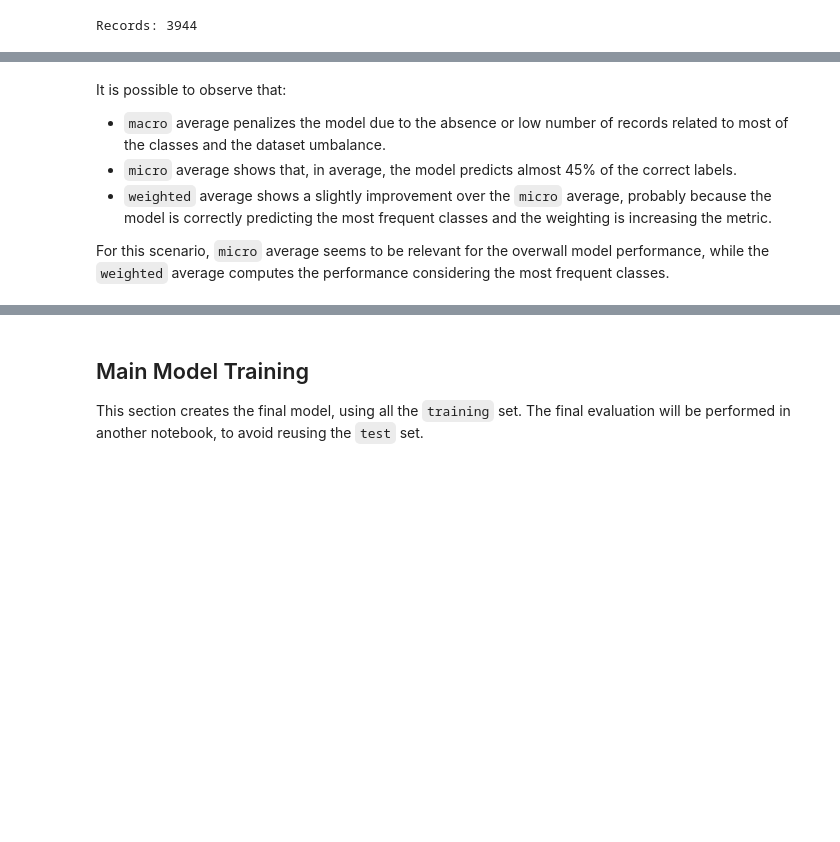
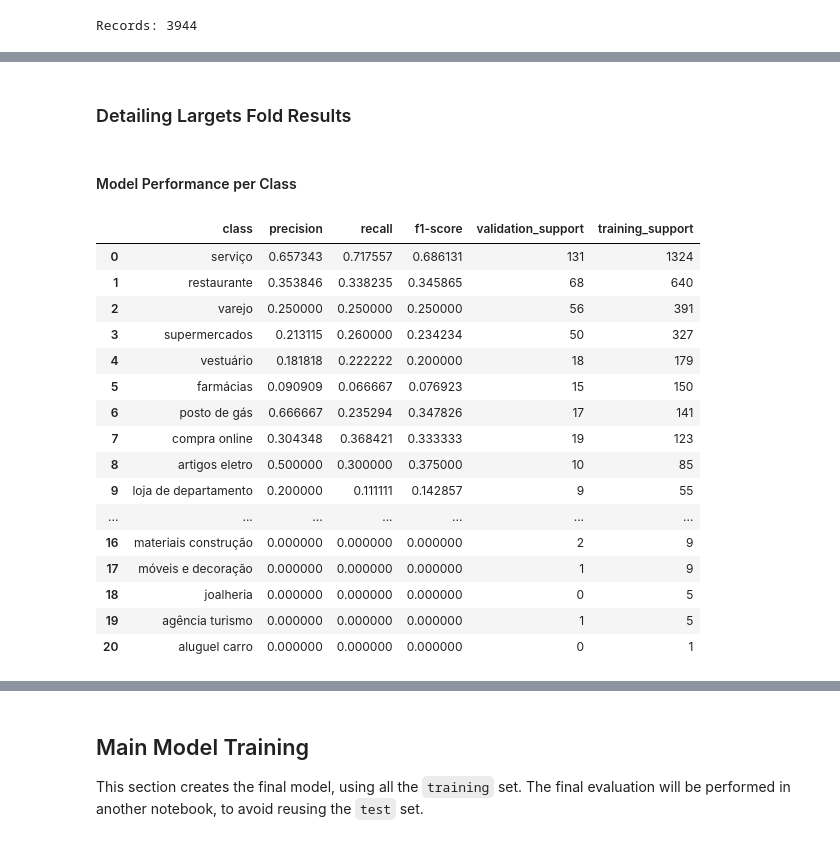
Before and after one commit to brunovilar/financial_transactions_classification, a Jupyter notebook: application/notebooks/03.2_TrainModifiedModel.ipynb, the cells around one changed output, grey strips where cells are left out. Drawn from its saved outputs; the diff is of its cells as text; code cells hidden in the pictures; blank space fills up the shorter version.

```diff
--- a/application/notebooks/03.2_TrainModifiedModel.ipynb
+++ b/application/notebooks/03.2_TrainModifiedModel.ipynb
@@ -317,10 +214,48 @@ Summarized Fold Metrics
-# %% [markdown]
-It is possible to observe that:
- - `macro` average penalizes the model due to the absence or low number of records related to most of the classes and the dataset umbalance.
- - `micro` average shows that, in average, the model predicts almost 45% of the correct labels.
- - `weighted` average shows a slightly improvement over the `micro` average, probably because the model is correctly predicting the most frequent classes and the weighting is increasing the metric.
-
-For this scenario, `micro` average seems to be relevant for the overwall model performance, while the `weighted` average computes the performance considering the most frequent classes.
+# %% [markdown]
+### Detailing Largets Fold Results
+# %% [markdown]
+#### Model Performance per Class
+# %%
+selected_fold = 0
+fold_train_df, _ = folds[selected_fold]
+fold_y, fold_preds, fold_labels = itemgetter('y', 'preds', 'labels')(resources[selected_fold])
+
+training_support_df = generate_labels_support(fold_train_df).set_index('grupo_estabelecimento')
+
+classification_report_df = generate_classification_report(fold_y, fold_preds, fold_labels)
+(
+    classification_report_df
+    .join(training_support_df)
+    .rename(columns={'support': 'validation_support'})
+    .astype({'validation_support': int})
+    .sort_values(by='training_support', ascending=False)
+    .reset_index()
+    .rename(columns={'index': 'class'})
+    .style
+    .applymap(lambda value: 'background-color:#7fb3d5' if value  > .5 else '',
+              subset=['f1-score', 'precision', 'recall'])
+    .applymap(lambda value: 'background-color:#d2b4de' if value  == 'vestuário' else '',
+             subset=['class'])
+    .applymap(lambda value: 'font-weight:bold', subset=['class'])
+)
+# %% [output]
+|  | class | precision | recall | f1-score | validation_support | training_support |
+| 0 | serviço | 0.657343 | 0.717557 | 0.686131 | 131 | 1324 |
+| 1 | restaurante | 0.353846 | 0.338235 | 0.345865 | 68 | 640 |
+| 2 | varejo | 0.250000 | 0.250000 | 0.250000 | 56 | 391 |
+| 3 | supermercados | 0.213115 | 0.260000 | 0.234234 | 50 | 327 |
+| 4 | vestuário | 0.181818 | 0.222222 | 0.200000 | 18 | 179 |
+| 5 | farmácias | 0.090909 | 0.066667 | 0.076923 | 15 | 150 |
+| 6 | posto de gás | 0.666667 | 0.235294 | 0.347826 | 17 | 141 |
+| 7 | compra online | 0.304348 | 0.368421 | 0.333333 | 19 | 123 |
+| 8 | artigos eletro | 0.500000 | 0.300000 | 0.375000 | 10 | 85 |
+| 9 | loja de departamento | 0.200000 | 0.111111 | 0.142857 | 9 | 55 |
+| ... | ... | ... | ... | ... | ... | ... |
+| 16 | materiais construção | 0.000000 | 0.000000 | 0.000000 | 2 | 9 |
+| 17 | móveis e decoração | 0.000000 | 0.000000 | 0.000000 | 1 | 9 |
+| 18 | joalheria | 0.000000 | 0.000000 | 0.000000 | 0 | 5 |
+| 19 | agência turismo | 0.000000 | 0.000000 | 0.000000 | 1 | 5 |
+| 20 | aluguel carro | 0.000000 | 0.000000 | 0.000000 | 0 | 1 |
 # %% [markdown]
 ### Confusion Matrix
 
```
Also changed, not shown: parts of 22 cells of this notebook, 4 other files.
